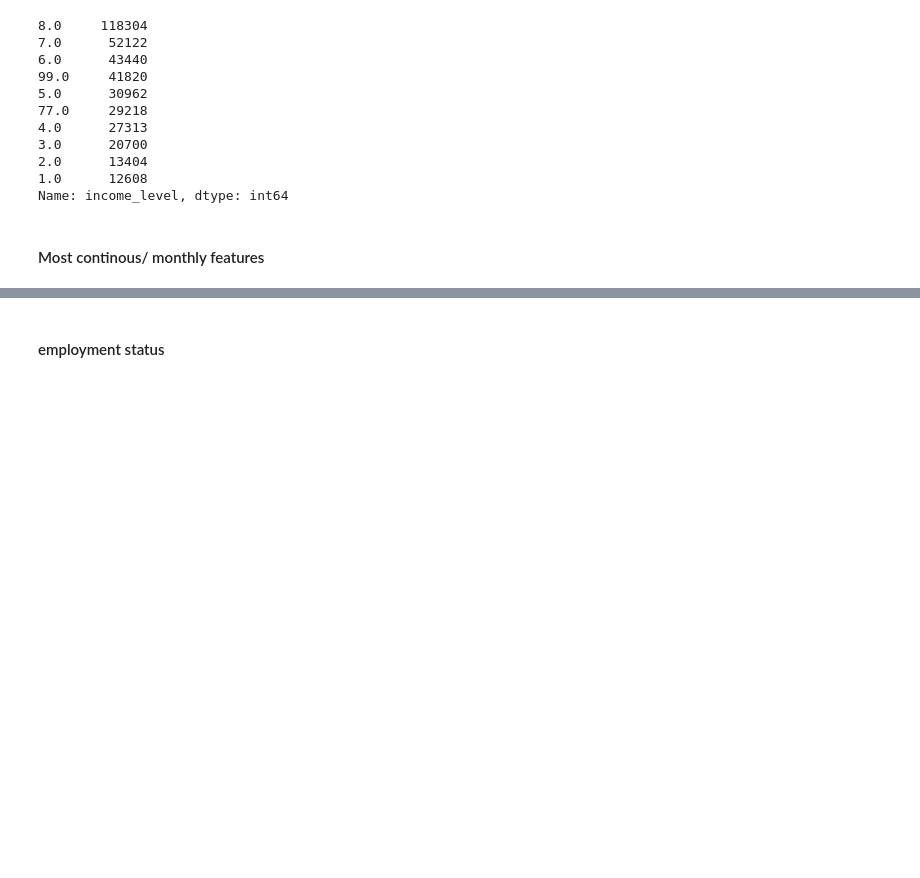
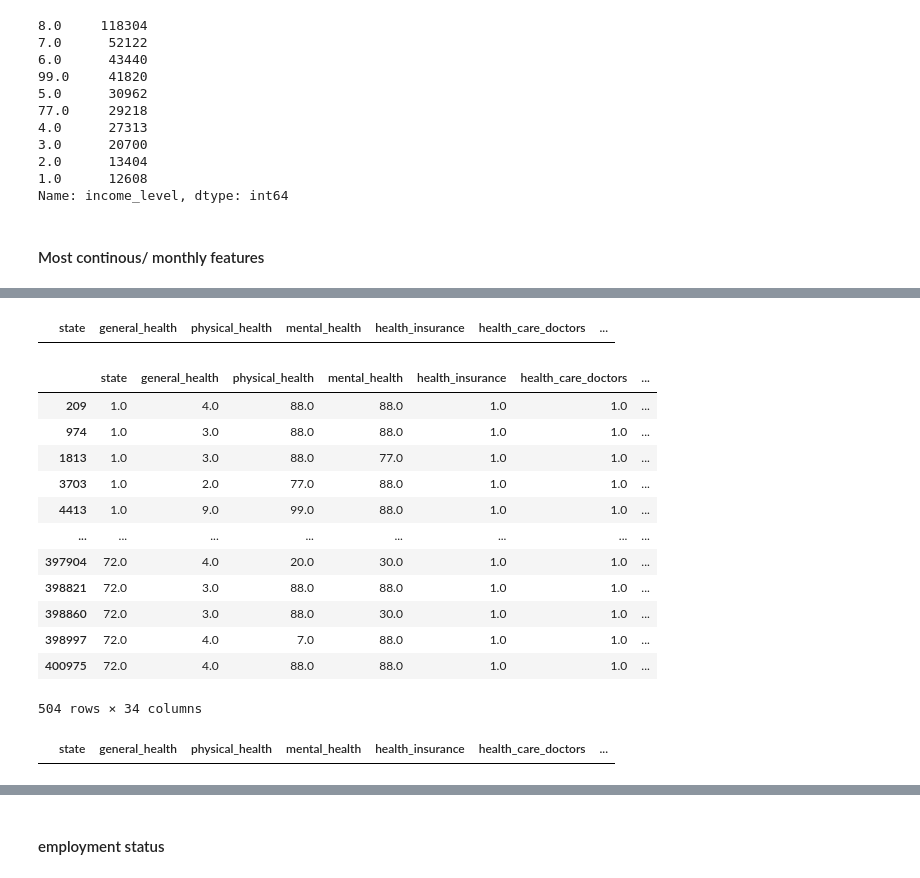
Before and after one commit to xiaohua-su/Heart_Disease, a Jupyter notebook: Heart_disease_eda.ipynb, the cells around one changed output, grey strips where cells are left out. Drawn from its saved outputs; the diff is of its cells as text; code cells hidden in the pictures; blank space fills up the shorter version.

```diff
--- a/Heart_disease_eda.ipynb
+++ b/Heart_disease_eda.ipynb
@@ -926,0 +939,24 @@ Name: income_level, dtype: int64
+# %%
+heart_df[heart_df['alcohol_consumption_30'] == 99.0]
+# %% [output]
+|  | state | general_health | physical_health | mental_health | health_insurance | health_care_doctors | ... |
+# %%
+heart_df[heart_df['sleep'] == 99.0]
+# %% [output]
+|  | state | general_health | physical_health | mental_health | health_insurance | health_care_doctors | ... |
+| 209 | 1.0 | 4.0 | 88.0 | 88.0 | 1.0 | 1.0 | ... |
+| 974 | 1.0 | 3.0 | 88.0 | 88.0 | 1.0 | 1.0 | ... |
+| 1813 | 1.0 | 3.0 | 88.0 | 77.0 | 1.0 | 1.0 | ... |
+| 3703 | 1.0 | 2.0 | 77.0 | 88.0 | 1.0 | 1.0 | ... |
+| 4413 | 1.0 | 9.0 | 99.0 | 88.0 | 1.0 | 1.0 | ... |
+| ... | ... | ... | ... | ... | ... | ... | ... |
+| 397904 | 72.0 | 4.0 | 20.0 | 30.0 | 1.0 | 1.0 | ... |
+| 398821 | 72.0 | 3.0 | 88.0 | 88.0 | 1.0 | 1.0 | ... |
+| 398860 | 72.0 | 3.0 | 88.0 | 30.0 | 1.0 | 1.0 | ... |
+| 398997 | 72.0 | 4.0 | 7.0 | 88.0 | 1.0 | 1.0 | ... |
+| 400975 | 72.0 | 4.0 | 88.0 | 88.0 | 1.0 | 1.0 | ... |
+504 rows × 34 columns
+# %%
+heart_df[heart_df['last_checkup'] == 99.0]
+# %% [output]
+|  | state | general_health | physical_health | mental_health | health_insurance | health_care_doctors | ... |
```
Also changed, not shown: parts of 46 cells of this notebook.
